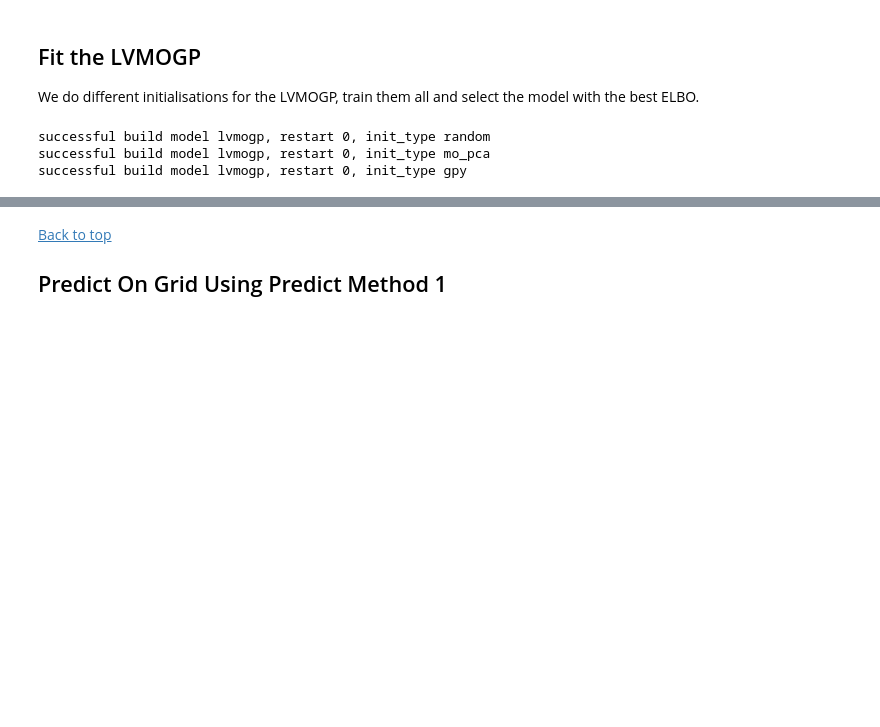
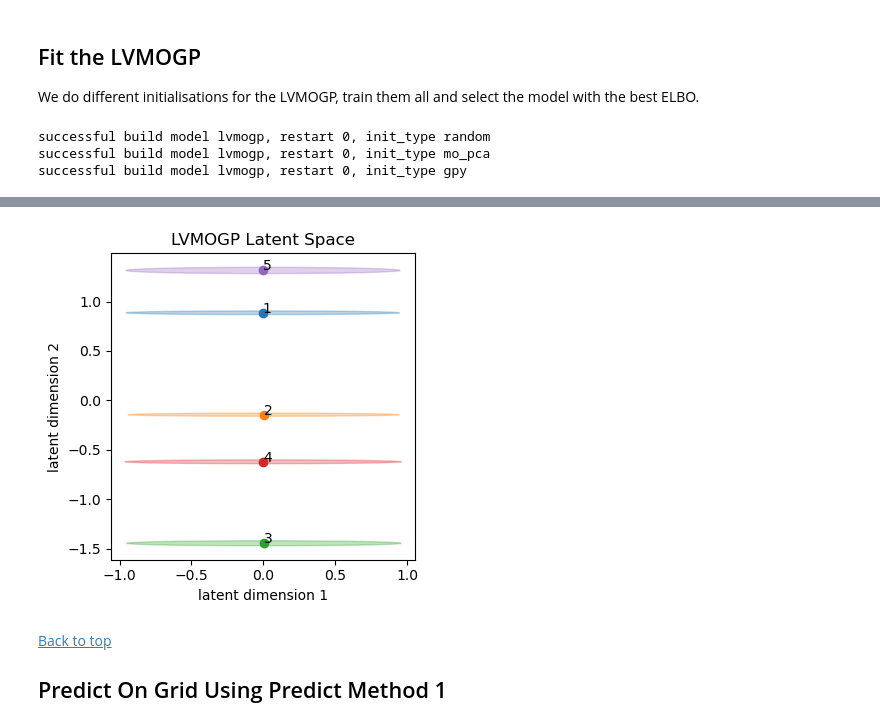
Before and after one commit to RSedgwick/TLGPs, a Jupyter notebook: notebooks/Comparing_LVMOGP_Prediction_Methods.ipynb, the cells around one changed output, grey strips where cells are left out. Saved outputs shown, nothing was run; the diff lists cells and outputs as text; code cells hidden in the pictures; blank space fills up the shorter version.

```diff
--- a/notebooks/Comparing_LVMOGP_Prediction_Methods.ipynb
+++ b/notebooks/Comparing_LVMOGP_Prediction_Methods.ipynb
@@ -89,6 +89,12 @@ models_dict, lmls = train_models(models_dict)
 final_models_dict = get_final_models_dict(models_dict)
 # %%
 lvmogp = final_models_dict['lvmogp']
+# %%
+from models.utils import plot_lvmogp_latent_variables
+
+plot_lvmogp_latent_variables(lvmogp)
+# %% [output]
+[figure, added]
 # %% [markdown]
 [Back to top](#Index:)
 
```
Also changed, not shown: parts of 8 cells of this notebook, 8 other files.
